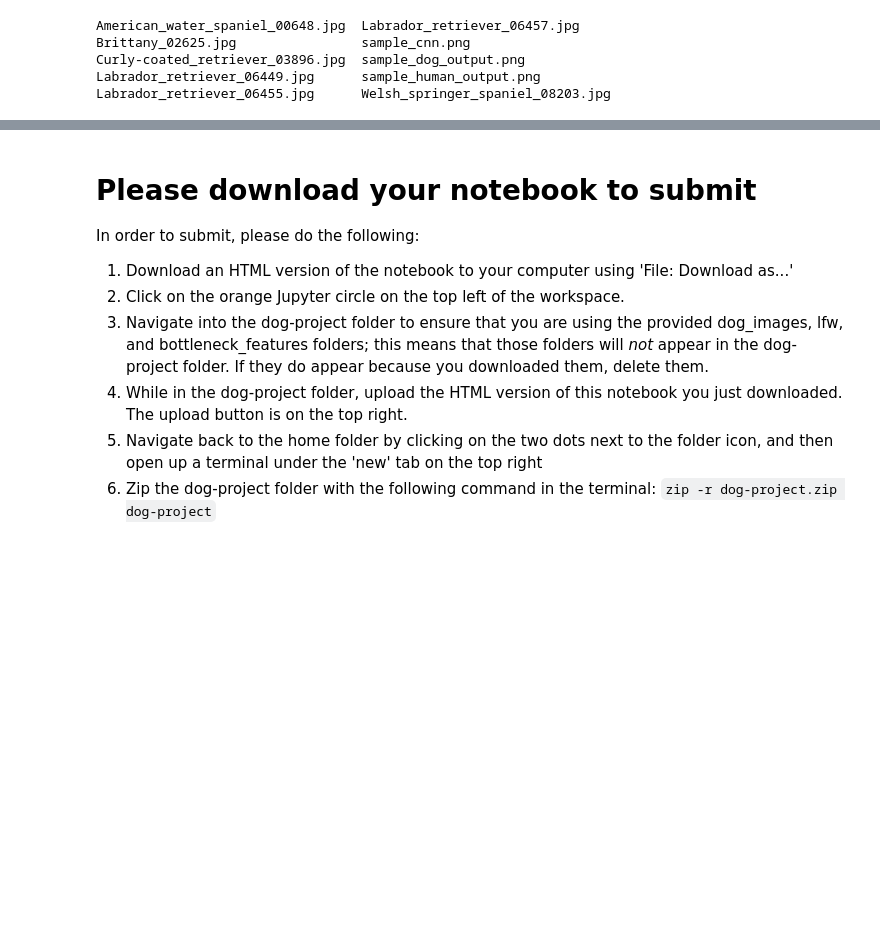
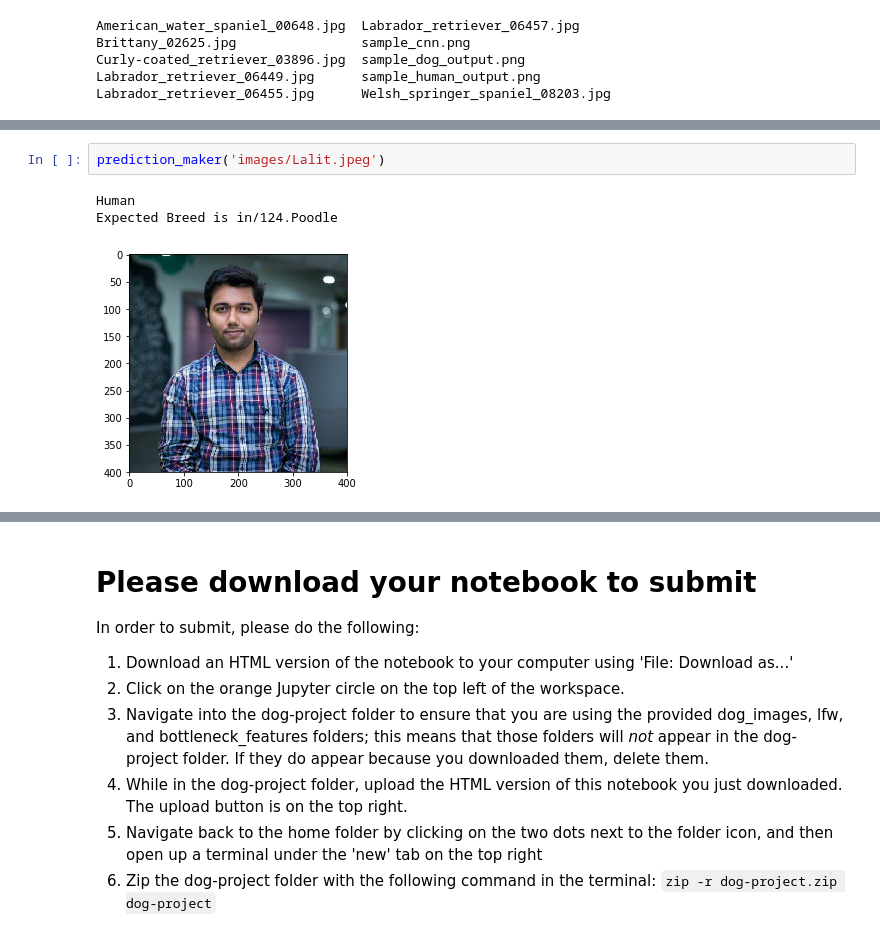
Before and after one commit to lalit527/dog-project, a Jupyter notebook: dog_app.ipynb, the cells around one changed output, grey strips where cells are left out. Drawn from its saved outputs; the diff is of its cells as text; blank space fills up the shorter version.

```diff
--- a/dog_app.ipynb
+++ b/dog_app.ipynb
@@ -863,0 +887,6 @@ Expected Breed is in/064.English_toy_spaniel
+# %%
+prediction_maker('images/Lalit.jpeg')
+# %% [output]
+Human
+Expected Breed is in/124.Poodle
+[figure, added]
```
Also changed, not shown: parts of 32 cells of this notebook, 1 other file.
